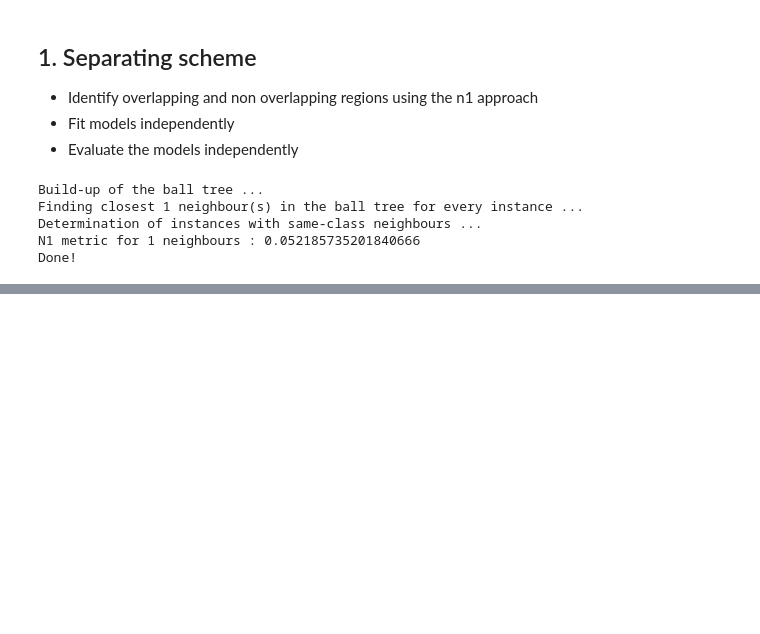
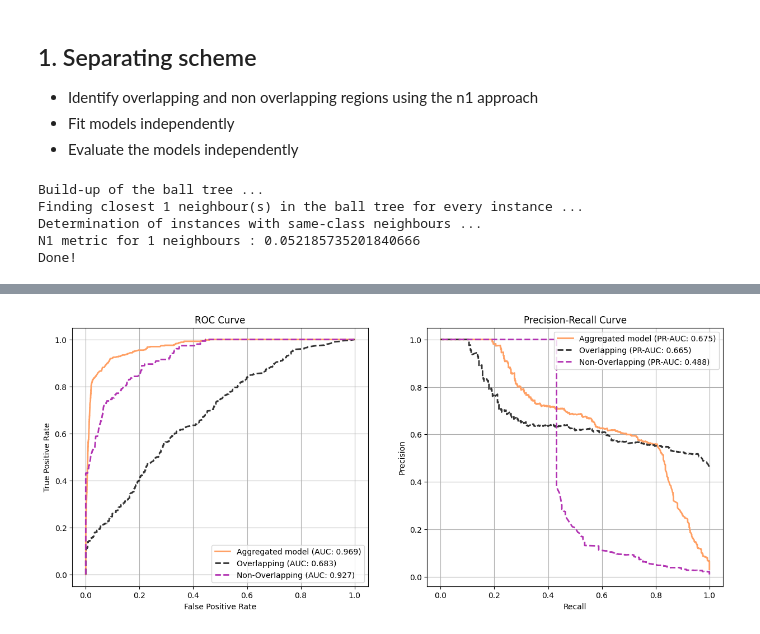
Before and after one commit to angelgldh/rsv_modelling_transfer_learning, a Jupyter notebook: p1_03_overlap_mitigation.ipynb, the cells around one changed output, grey strips where cells are left out. Saved outputs shown, nothing was run; the diff lists cells and outputs as text; code cells hidden in the pictures; blank space fills up the shorter version.

```diff
--- a/p1_03_overlap_mitigation.ipynb
+++ b/p1_03_overlap_mitigation.ipynb
@@ -195,6 +225,6 @@ y_validation_overlapping = y_validation[true_overlapping_mask]
 
 optimal_threshold = find_optimal_moving_threshold_from_probas(y_probs=y_probs_overlapping, y_test=y_validation_overlapping, verbose = True)
 
-__, __, __, __, __, __, f1, __ = calculate_performance_metrics_from_probas(y_probs = y_probs_overlapping, y_test = y_validation_overlapping,
+roc_auc_overlapping, __, __, __, __, __, f1, pr_auc_overlapping, fpr_overlapping, tpr_overlapping, recalls_overlapping, precisions_overlapping = calculate_performance_metrics_from_probas(y_probs = y_probs_overlapping, y_test = y_validation_overlapping,
                                                                     threshold= optimal_threshold, print_roc = False, print_pr = False, verbose = True)
 # %% [output]
@@ -217,6 +247,6 @@ y_validation_nonOverlapping = y_validation[~true_overlapping_mask]
 
 optimal_threshold = find_optimal_moving_threshold_from_probas(y_probs=y_probs_nonOverlapping, y_test=y_validation_nonOverlapping, verbose = True)
 
-__, __, __, __, __, __, f1, __ = calculate_performance_metrics_from_probas(y_probs = y_probs_nonOverlapping, y_test = y_validation_nonOverlapping,
+roc_auc_nonoverlapping, __, __, __, __, __, f1, pr_auc_nonoverlapping, fpr_nonoverlapping, tpr_nonoverlapping, recalls_nonoverlapping, precisions_nonoverlapping = calculate_performance_metrics_from_probas(y_probs = y_probs_nonOverlapping, y_test = y_validation_nonOverlapping,
                                                                     threshold= optimal_threshold, print_roc = False, print_pr = False, verbose = True)
 # %% [output]
@@ -277,0 +306,38 @@ Precision-Recall AUC: 0.5953295024704534
+# %%
+# Plot the resultings roc and precision-recall curves
+# Create subplots: two plots horizontally aligned
+fig, (ax1, ax2) = plt.subplots(1, 2, figsize=(15, 6))
+
+light_red = (0.7, 0.5, 0.5)
+light_blue = (0.4,0.4, 0.9)
+light_green = (0.4,0.9, 0.4)
+light_black = (50/255, 50/255, 50/255)
+light_purple = (178/255, 50/255, 178/255)
+light_yellow = (255/255, 160/255, 100/255)
+
+# ROC curves
+ax1.plot(fpr_all, tpr_all, label=f'Aggregated model (AUC: {roc_auc_all:.3f})', linestyle='-', linewidth=2, c = light_yellow)
+ax1.plot(fpr_overlapping, tpr_overlapping, label=f'Overlapping (AUC: {roc_auc_overlapping:.3f})', linestyle='--', linewidth=2, c = light_black)
+ax1.plot(fpr_nonoverlapping, tpr_nonoverlapping, label=f'Non-Overlapping (AUC: {roc_auc_nonoverlapping:.3f})', linestyle='--', linewidth=2, c = light_purple)
+
+ax1.set_title('ROC Curve')
+ax1.set_xlabel('False Positive Rate')
+ax1.set_ylabel('True Positive Rate')
+ax1.legend(loc='lower right')
+ax1.grid(True)
+
+# Precision-Recall curves
+ax2.plot(recalls_all, precisions_all, label=f'Aggregated model (PR-AUC: {pr_auc_all:.3f})', linestyle='-', linewidth=2, c = light_yellow)
+ax2.plot(recalls_overlapping, precisions_overlapping, label=f'Overlapping (PR-AUC: {pr_auc_overlapping:.3f})', linestyle='--', linewidth=2, c = light_black)
+ax2.plot(recalls_nonoverlapping, precisions_nonoverlapping, label=f'Non-Overlapping (PR-AUC: {pr_auc_nonoverlapping:.3f})', linestyle='--', linewidth=2, c = light_purple)
+
+ax2.set_title('Precision-Recall Curve')
+ax2.set_xlabel('Recall')
+ax2.set_ylabel('Precision')
+ax2.legend(loc='upper right')
+ax2.grid(True)
+
+# Show the plot
+plt.show()
+# %% [output]
+[figure, added]
```
Also changed, not shown: parts of 33 cells of this notebook.
